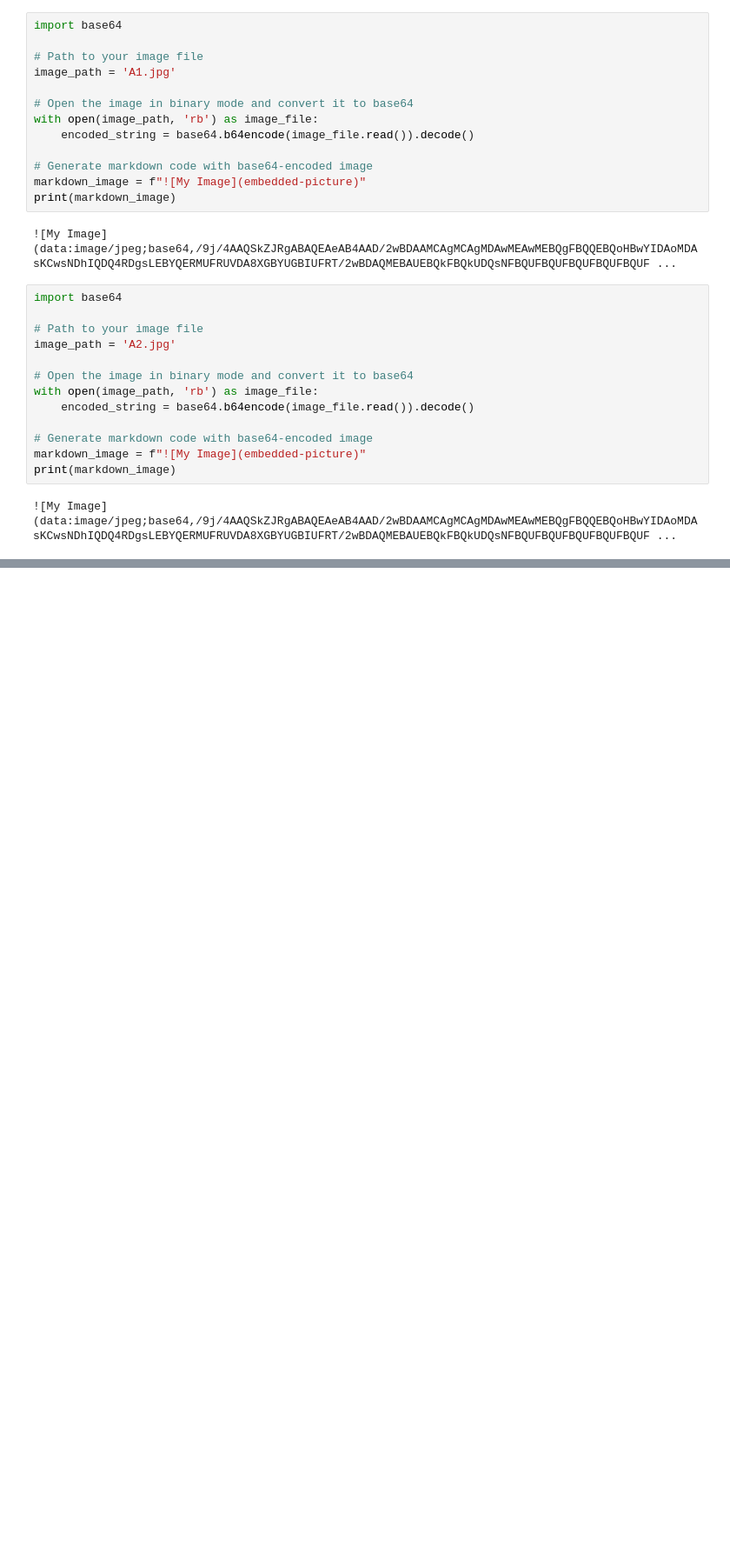
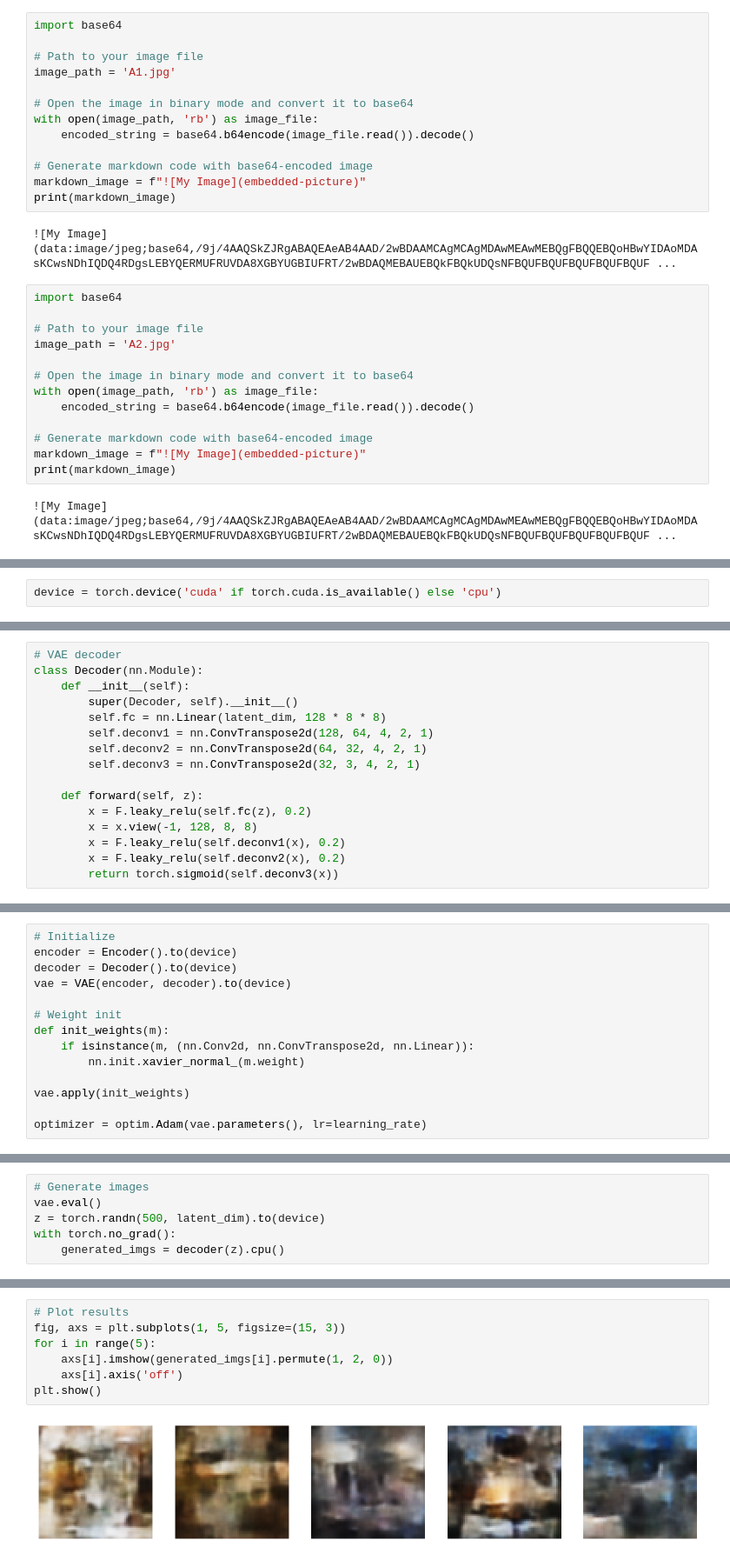
Before and after one commit to LCIT-W25/AISC-T3-Grp2, a Jupyter notebook: AISC2008 - Computer Vision/CV Case Study 2/Main Solution/Main_Solution.ipynb, the cells around one changed output, grey strips where cells are left out. Shown at 87% size. Cells and saved outputs as stored; diff of their text form; blank space fills up the shorter version.

```diff
--- a/AISC2008 - Computer Vision/CV Case Study 2/Main Solution/Main_Solution.ipynb
+++ b/AISC2008 - Computer Vision/CV Case Study 2/Main Solution/Main_Solution.ipynb
@@ -763,0 +820,2 @@ print(markdown_image)
+# %%
+device = torch.device('cuda' if torch.cuda.is_available() else 'cpu')
@@ -763,0 +886,16 @@ print(markdown_image)
+# %%
+# VAE decoder
+class Decoder(nn.Module):
+    def __init__(self):
+        super(Decoder, self).__init__()
+        self.fc = nn.Linear(latent_dim, 128 * 8 * 8)
+        self.deconv1 = nn.ConvTranspose2d(128, 64, 4, 2, 1)
+        self.deconv2 = nn.ConvTranspose2d(64, 32, 4, 2, 1)
+        self.deconv3 = nn.ConvTranspose2d(32, 3, 4, 2, 1)
+
+    def forward(self, z):
+        x = F.leaky_relu(self.fc(z), 0.2)
+        x = x.view(-1, 128, 8, 8)
+        x = F.leaky_relu(self.deconv1(x), 0.2)
+        x = F.leaky_relu(self.deconv2(x), 0.2)
+        return torch.sigmoid(self.deconv3(x))
@@ -763,0 +925,14 @@ print(markdown_image)
+# %%
+# Initialize
+encoder = Encoder().to(device)
+decoder = Decoder().to(device)
+vae = VAE(encoder, decoder).to(device)
+
+# Weight init
+def init_weights(m):
+    if isinstance(m, (nn.Conv2d, nn.ConvTranspose2d, nn.Linear)):
+        nn.init.xavier_normal_(m.weight)
+
+vae.apply(init_weights)
+
+optimizer = optim.Adam(vae.parameters(), lr=learning_rate)
@@ -763,0 +971,6 @@ print(markdown_image)
+# %%
+# Generate images
+vae.eval()
+z = torch.randn(500, latent_dim).to(device)
+with torch.no_grad():
+    generated_imgs = decoder(z).cpu()
@@ -763,0 +1044,9 @@ print(markdown_image)
+# %%
+# Plot results
+fig, axs = plt.subplots(1, 5, figsize=(15, 3))
+for i in range(5):
+    axs[i].imshow(generated_imgs[i].permute(1, 2, 0))
+    axs[i].axis('off')
+plt.show()
+# %% [output]
+[figure, added]
```
Also changed, not shown: parts of 27 cells of this notebook, 1 other file.
